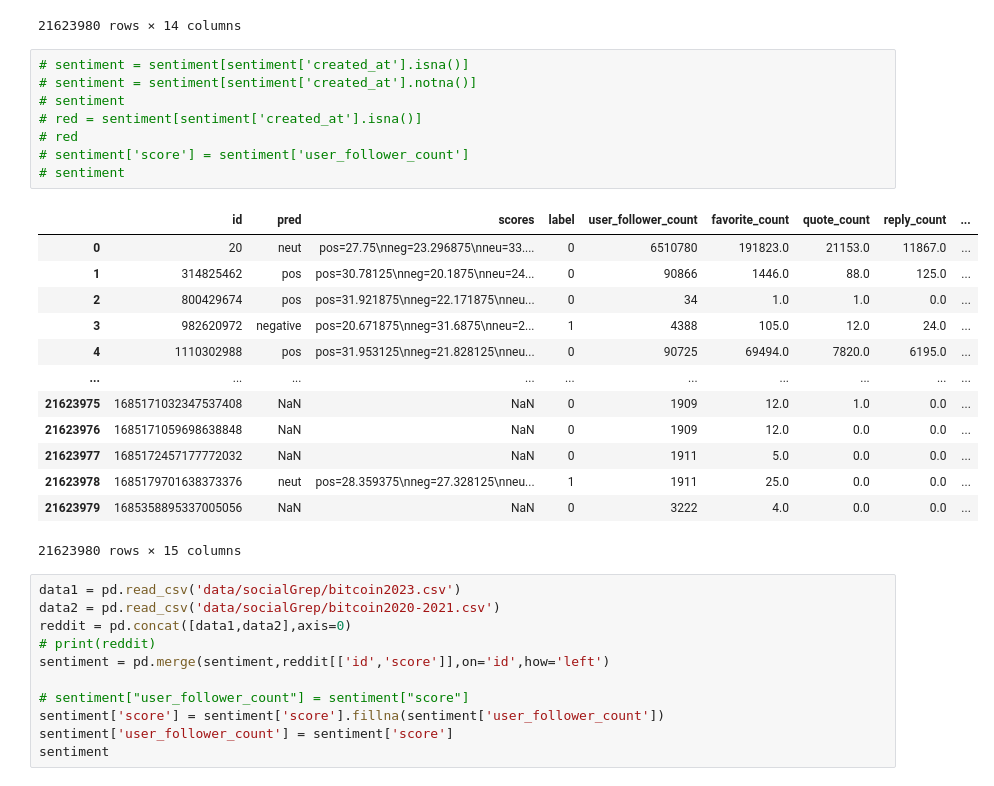
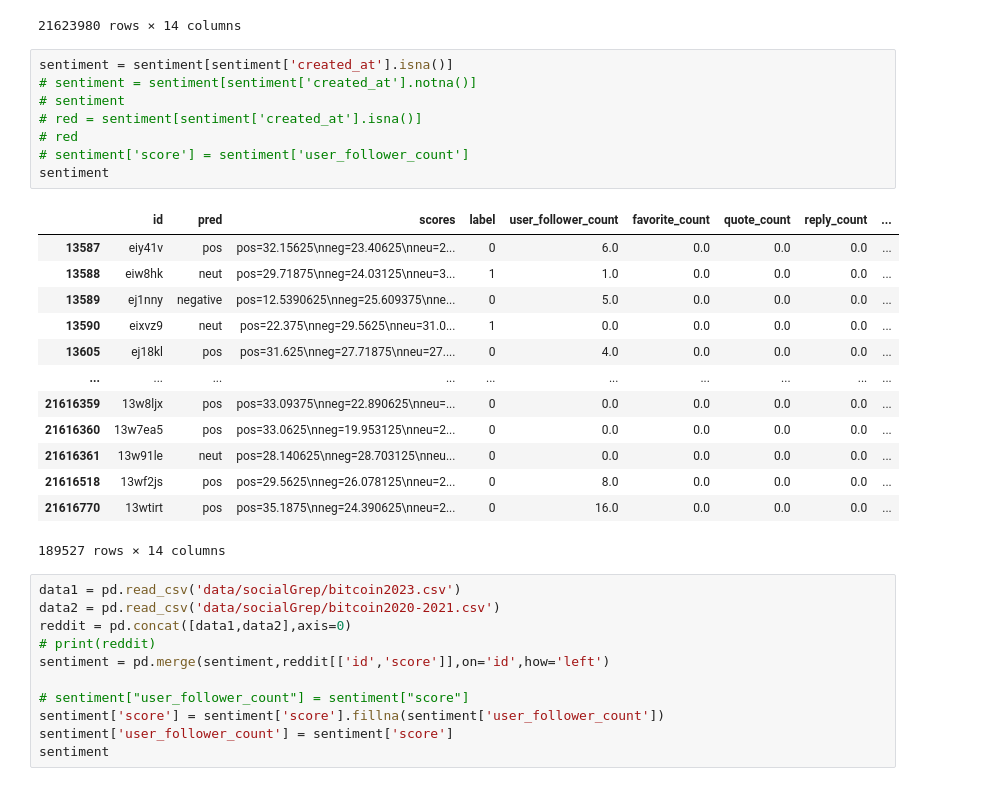
Before and after one commit to JachinLin2022/Digital_Research, a Jupyter notebook: EmotionModel/get_best_corr.ipynb, the cells around one changed output. Cells and saved outputs as stored; diff of their text form.

```diff
--- a/EmotionModel/get_best_corr.ipynb
+++ b/EmotionModel/get_best_corr.ipynb
@@ -32,27 +32,27 @@ sentiment
 | 21623979 | 1685358895337005056 | NaN | NaN | 0 | 3222.0 | 4.0 | 0.0 | 0.0 | ... |
 21623980 rows × 14 columns
 # %%
-# sentiment = sentiment[sentiment['created_at'].isna()]
+sentiment = sentiment[sentiment['created_at'].isna()]
 # sentiment = sentiment[sentiment['created_at'].notna()]
 # sentiment
 # red = sentiment[sentiment['created_at'].isna()]
 # red
 # sentiment['score'] = sentiment['user_follower_count']
-# sentiment
+sentiment
 # %% [output]
 |  | id | pred | scores | label | user_follower_count | favorite_count | quote_count | reply_count | ... |
-| 0 | 20 | neut | pos=27.75\nneg=23.296875\nneu=33.... | 0 | 6510780 | 191823.0 | 21153.0 | 11867.0 | ... |
-| 1 | 314825462 | pos | pos=30.78125\nneg=20.1875\nneu=24... | 0 | 90866 | 1446.0 | 88.0 | 125.0 | ... |
-| 2 | 800429674 | pos | pos=31.921875\nneg=22.171875\nneu... | 0 | 34 | 1.0 | 1.0 | 0.0 | ... |
-| 3 | 982620972 | negative | pos=20.671875\nneg=31.6875\nneu=2... | 1 | 4388 | 105.0 | 12.0 | 24.0 | ... |
-| 4 | 1110302988 | pos | pos=31.953125\nneg=21.828125\nneu... | 0 | 90725 | 69494.0 | 7820.0 | 6195.0 | ... |
+| 13587 | eiy41v | pos | pos=32.15625\nneg=23.40625\nneu=2... | 0 | 6.0 | 0.0 | 0.0 | 0.0 | ... |
+| 13588 | eiw8hk | neut | pos=29.71875\nneg=24.03125\nneu=3... | 1 | 1.0 | 0.0 | 0.0 | 0.0 | ... |
+| 13589 | ej1nny | negative | pos=12.5390625\nneg=25.609375\nne... | 0 | 5.0 | 0.0 | 0.0 | 0.0 | ... |
+| 13590 | eixvz9 | neut | pos=22.375\nneg=29.5625\nneu=31.0... | 1 | 0.0 | 0.0 | 0.0 | 0.0 | ... |
+| 13605 | ej18kl | pos | pos=31.625\nneg=27.71875\nneu=27.... | 0 | 4.0 | 0.0 | 0.0 | 0.0 | ... |
 | ... | ... | ... | ... | ... | ... | ... | ... | ... | ... |
-| 21623975 | 1685171032347537408 | NaN | NaN | 0 | 1909 | 12.0 | 1.0 | 0.0 | ... |
-| 21623976 | 1685171059698638848 | NaN | NaN | 0 | 1909 | 12.0 | 0.0 | 0.0 | ... |
-| 21623977 | 1685172457177772032 | NaN | NaN | 0 | 1911 | 5.0 | 0.0 | 0.0 | ... |
-| 21623978 | 1685179701638373376 | neut | pos=28.359375\nneg=27.328125\nneu... | 1 | 1911 | 25.0 | 0.0 | 0.0 | ... |
-| 21623979 | 1685358895337005056 | NaN | NaN | 0 | 3222 | 4.0 | 0.0 | 0.0 | ... |
+| 21616359 | 13w8ljx | pos | pos=33.09375\nneg=22.890625\nneu=... | 0 | 0.0 | 0.0 | 0.0 | 0.0 | ... |
+| 21616360 | 13w7ea5 | pos | pos=33.0625\nneg=19.953125\nneu=2... | 0 | 0.0 | 0.0 | 0.0 | 0.0 | ... |
+| 21616361 | 13w91le | neut | pos=28.140625\nneg=28.703125\nneu... | 0 | 0.0 | 0.0 | 0.0 | 0.0 | ... |
+| 21616518 | 13wf2js | pos | pos=29.5625\nneg=26.078125\nneu=2... | 0 | 8.0 | 0.0 | 0.0 | 0.0 | ... |
+| 21616770 | 13wtirt | pos | pos=35.1875\nneg=24.390625\nneu=2... | 0 | 16.0 | 0.0 | 0.0 | 0.0 | ... |
-21623980 rows × 15 columns
+189527 rows × 14 columns
 # %%
 data1 = pd.read_csv('data/socialGrep/bitcoin2023.csv')
 data2 = pd.read_csv('data/socialGrep/bitcoin2020-2021.csv')
```
Also changed, not shown: parts of 5 cells of this notebook, 4 other files.
